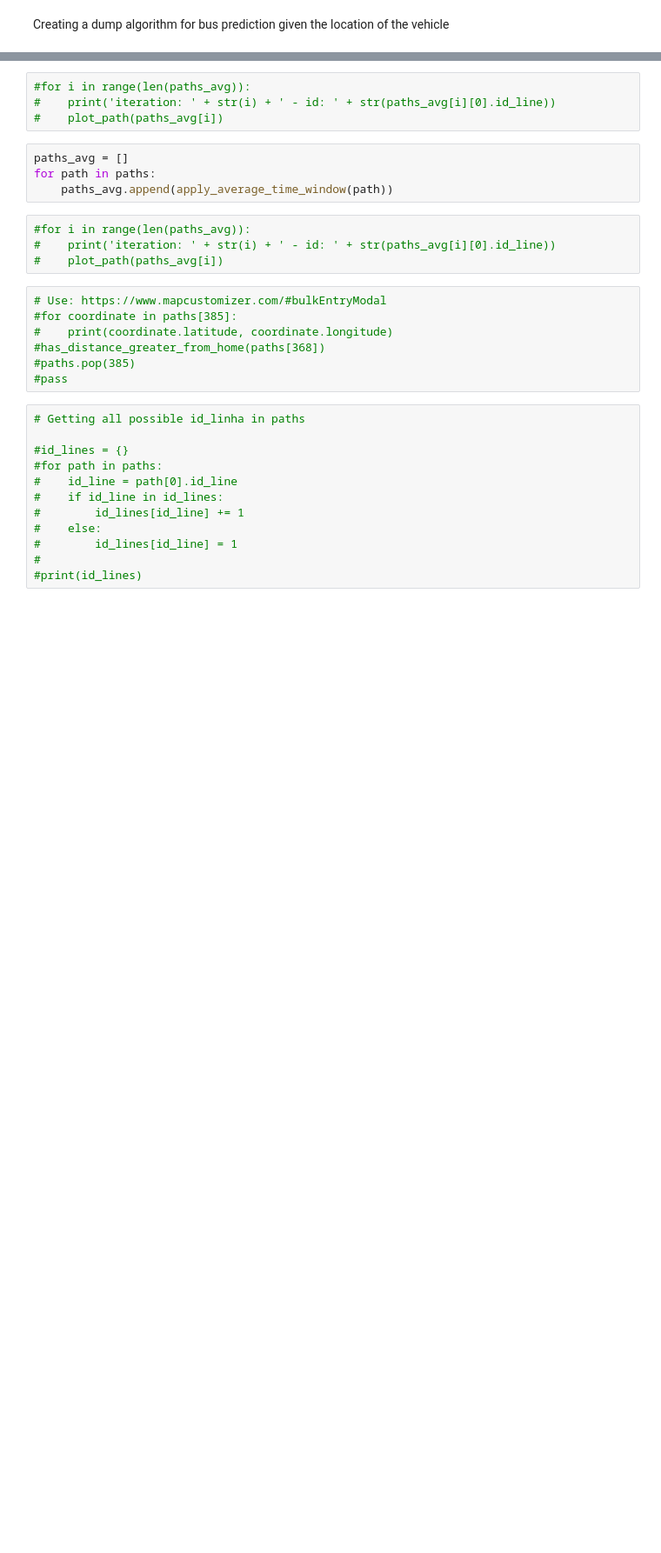
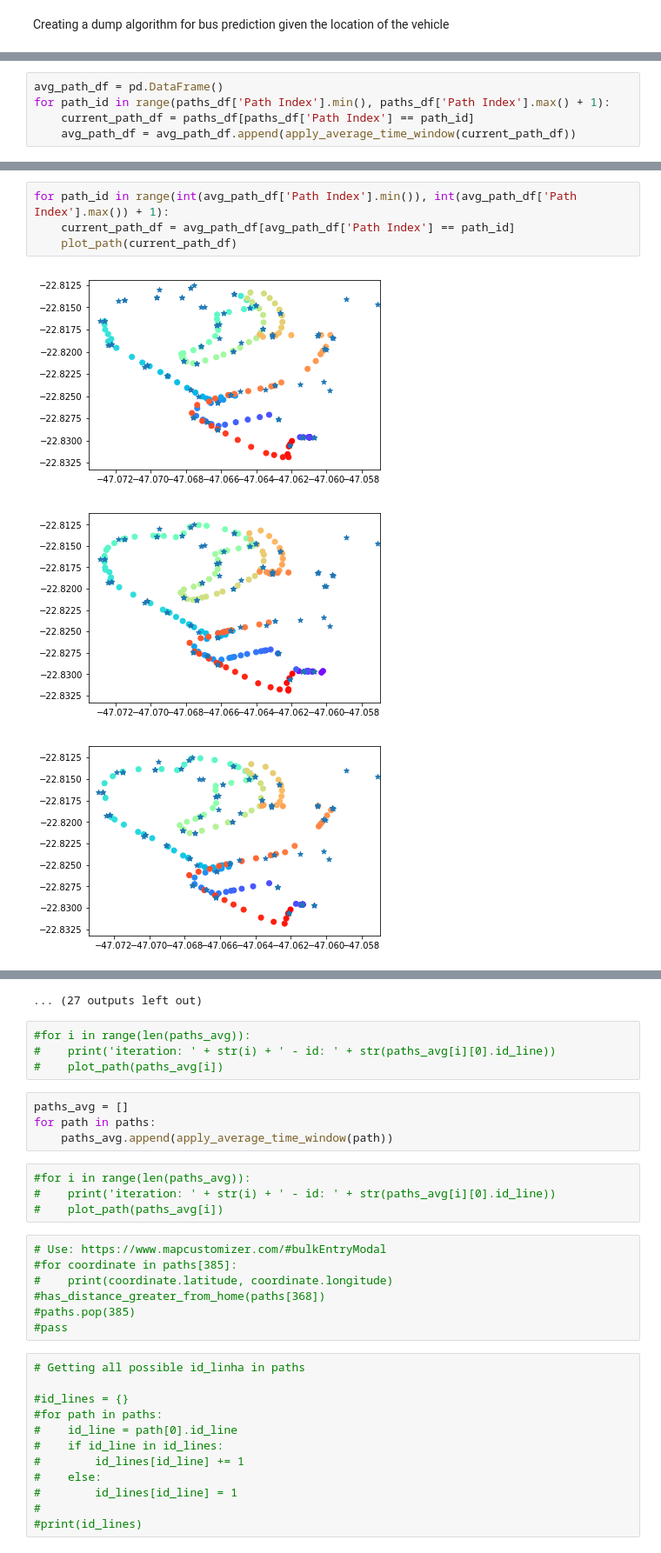
Before and after one commit to leo-alves-melo/busPredictor, a Jupyter notebook: dumpBusPredictor.ipynb, the cells around one changed output, grey strips where cells are left out. Shown at 87% size. Drawn from its saved outputs; the diff is of its cells as text; blank space fills up the shorter version.

```diff
--- a/dumpBusPredictor.ipynb
+++ b/dumpBusPredictor.ipynb
@@ -595,0 +611,5 @@ paths = create_paths(data)
+# %%
+avg_path_df = pd.DataFrame()
+for path_id in range(paths_df['Path Index'].min(), paths_df['Path Index'].max() + 1):
+    current_path_df = paths_df[paths_df['Path Index'] == path_id]
+    avg_path_df = avg_path_df.append(apply_average_time_window(current_path_df))
@@ -595,0 +637,8 @@ paths = create_paths(data)
+# %%
+for path_id in range(int(avg_path_df['Path Index'].min()), int(avg_path_df['Path Index'].max()) + 1):
+    current_path_df = avg_path_df[avg_path_df['Path Index'] == path_id]
+    plot_path(current_path_df)
+# %% [output]
+[figure, added]
+[figure, added]
+[figure, added]
@@ -596,3 +654,4 @@ paths = create_paths(data)
+... (27 outputs left out)
 # %%
 #for i in range(len(paths_avg)):
 #    print('iteration: ' + str(i) + ' - id: ' + str(paths_avg[i][0].id_line))
```
Also changed, not shown: parts of 28 cells of this notebook.
